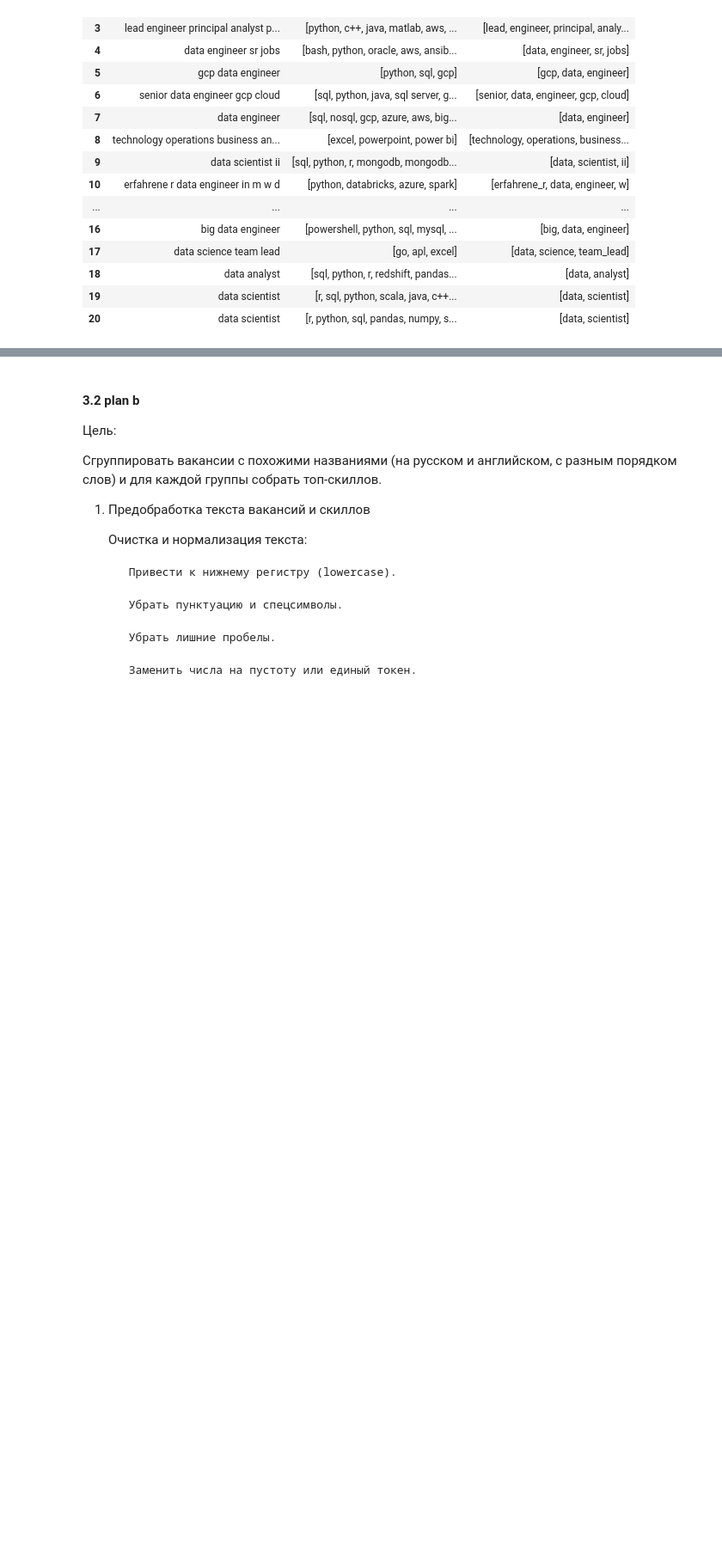
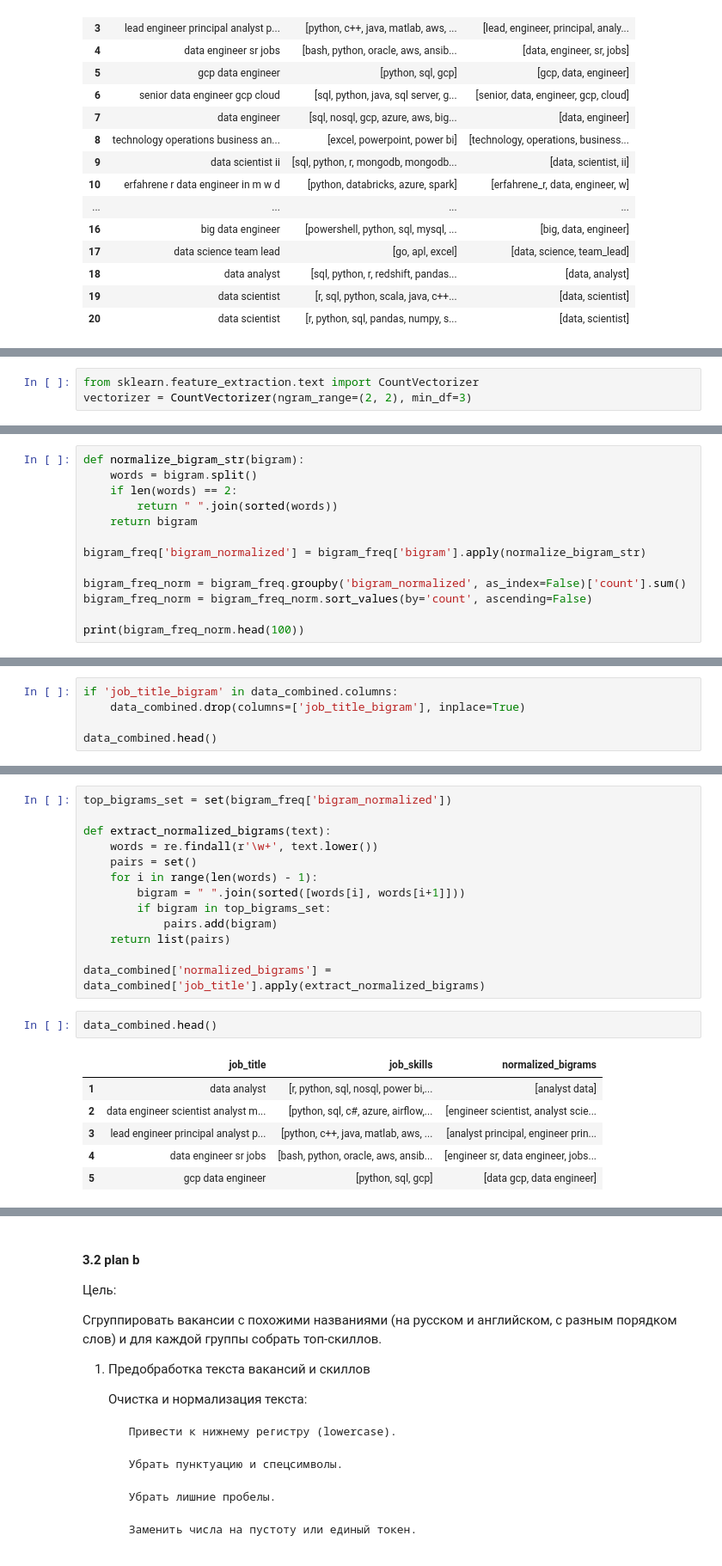
Before and after one commit to IU-Capstone-Project-2025/KIZAK, a Jupyter notebook: ml/jv_mapping.ipynb, the cells around one changed output, grey strips where cells are left out. Shown at 86% size. Drawn from its saved outputs; the diff is of its cells as text; blank space fills up the shorter version.

```diff
--- a/ml/jv_mapping.ipynb
+++ b/ml/jv_mapping.ipynb
@@ -189,0 +194,3 @@ data_combined.head(20)
+# %%
+from sklearn.feature_extraction.text import CountVectorizer
+vectorizer = CountVectorizer(ngram_range=(2, 2), min_df=3)
@@ -189,0 +231,13 @@ data_combined.head(20)
+# %%
+def normalize_bigram_str(bigram):
+    words = bigram.split()
+    if len(words) == 2:
+        return " ".join(sorted(words))
+    return bigram
+
+bigram_freq['bigram_normalized'] = bigram_freq['bigram'].apply(normalize_bigram_str)
+
+bigram_freq_norm = bigram_freq.groupby('bigram_normalized', as_index=False)['count'].sum()
+bigram_freq_norm = bigram_freq_norm.sort_values(by='count', ascending=False)
+
+print(bigram_freq_norm.head(100))
@@ -189,0 +259,5 @@ data_combined.head(20)
+# %%
+if 'job_title_bigram' in data_combined.columns:
+    data_combined.drop(columns=['job_title_bigram'], inplace=True)
+
+data_combined.head()
@@ -189,0 +271,22 @@ data_combined.head(20)
+# %%
+top_bigrams_set = set(bigram_freq['bigram_normalized'])
+
+def extract_normalized_bigrams(text):
+    words = re.findall(r'\w+', text.lower())
+    pairs = set()
+    for i in range(len(words) - 1):
+        bigram = " ".join(sorted([words[i], words[i+1]]))
+        if bigram in top_bigrams_set:
+            pairs.add(bigram)
+    return list(pairs)
+
+data_combined['normalized_bigrams'] = data_combined['job_title'].apply(extract_normalized_bigrams)
+# %%
+data_combined.head()
+# %% [output]
+|  | job_title | job_skills | normalized_bigrams |
+| 1 | data analyst | [r, python, sql, nosql, power bi,... | [analyst data] |
+| 2 | data engineer scientist analyst m... | [python, sql, c#, azure, airflow,... | [engineer scientist, analyst scie... |
+| 3 | lead engineer principal analyst p... | [python, c++, java, matlab, aws, ... | [analyst principal, engineer prin... |
+| 4 | data engineer sr jobs | [bash, python, oracle, aws, ansib... | [engineer sr, data engineer, jobs... |
+| 5 | gcp data engineer | [python, sql, gcp] | [data gcp, data engineer] |
```
Also changed, not shown: parts of 11 cells of this notebook.
